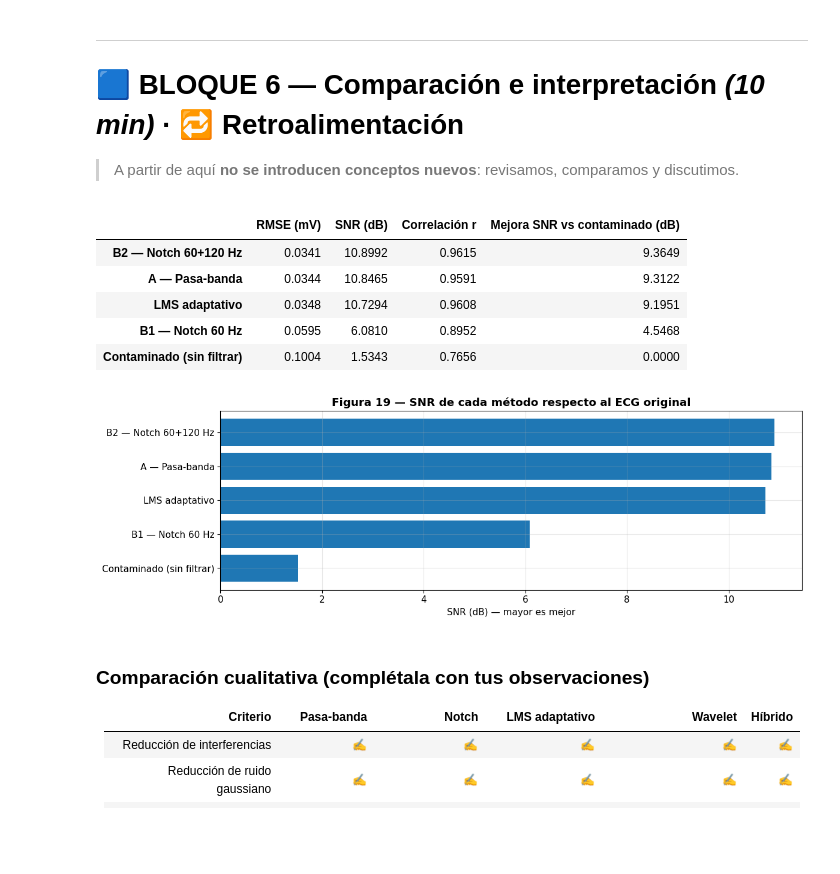
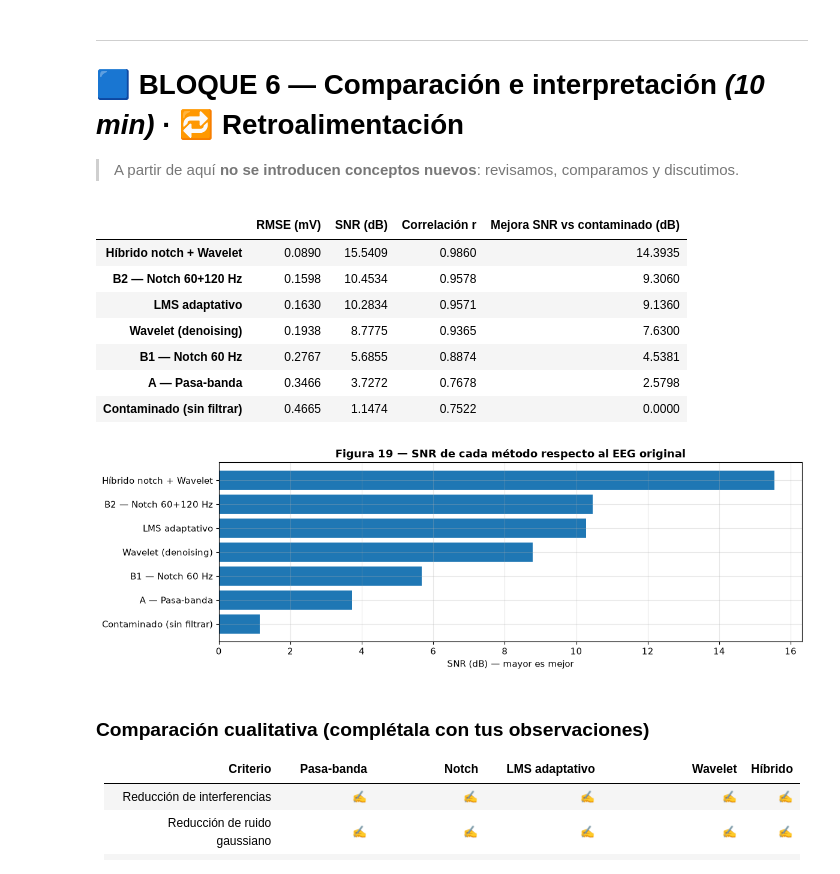
Before and after one commit to leamsi1je/GRUPO6-ISB-2026-II, a Jupyter notebook: Laboratorios/Lab07/LAB7_Filtrado_Adaptativo_Wavelet_ECG.ipynb, the cells around one changed output. Cells and saved outputs as stored; diff of their text form; code cells hidden in the pictures; blank space fills up the shorter version.

```diff
--- a/Laboratorios/Lab07/LAB7_Filtrado_Adaptativo_Wavelet_ECG.ipynb
+++ b/Laboratorios/Lab07/LAB7_Filtrado_Adaptativo_Wavelet_ECG.ipynb
@@ -116,12 +116,12 @@ Un archivo exportado por **OpenSignals** tiene dos partes:
 
 Primero aseguramos que el archivo esté disponible (en Colab se puede subir desde la computadora).
 # %%
-RUTA_ARCHIVO = "SampleECG.txt"
+RUTA_ARCHIVO = os.path.join("..", "Lab06", "EEG_señales", "EEG_Basal2.0.txt")
 
 if not os.path.exists(RUTA_ARCHIVO):
     try:
         from google.colab import files   # Solo existe en Google Colab
-        print("Selecciona el archivo SampleECG.txt desde tu computadora...")
+        print("Selecciona el archivo EEG_Basal2.0.txt desde tu computadora...")
         files.upload()
     except ImportError:
         print(f"⚠️ No se encontró '{RUTA_ARCHIVO}'. Colócalo en la misma carpeta que este notebook.")
@@ -160,13 +160,13 @@ for linea in lineas_cabecera:
 
 # 3) Extraer los parámetros relevantes (con valores por defecto si faltaran)
 Fs = int(metadatos.get("sampling rate", 1000))
-columnas = metadatos.get("column", ["nSeq", "I1", "I2", "O1", "O2", "A2"])
+columnas = metadatos.get("column", ["nSeq", "I1", "I2", "O1", "O2", "A3"])
 resoluciones = metadatos.get("resolution", [])
-resolucion_A2 = resoluciones[columnas.index("A2")] if len(resoluciones) == len(columnas) else 10
+resolucion_A3 = resoluciones[columnas.index("A3")] if len(resoluciones) == len(columnas) else 10
 
 print("\nFrecuencia de muestreo (Fs):", Fs, "Hz")
 print("Columnas:", columnas)
-print("Resolución del canal A2:", resolucion_A2, "bits")
+print("Resolución del canal A3:", resolucion_A3, "bits")
 # %% [output]
 Cabecera del archivo:
 
@@ -267,8 +275,8 @@ $$ECG_{mV} = \left(\frac{ADC}{2^{n}} - \frac{1}{2}\right)\cdot\frac{V_{CC}}{G_{E
 VCC = 3.3       # voltaje de operación (V)
 G_ECG = 1100    # ganancia del sensor ECG de BITalino
 
-ecg_adc = datos["A2"].to_numpy(dtype=float)
-ecg_mV = ((ecg_adc / 2**resolucion_A2) - 0.5) * VCC / G_ECG * 1000
+ecg_adc = datos["A3"].to_numpy(dtype=float)
+ecg_mV = ((ecg_adc / 2**resolucion_A3) - 0.5) * VCC / G_ECG * 1000
 
 # Señal de referencia del laboratorio: ECG REAL centrado en cero (restamos la media)
 ecg_original = ecg_mV - np.mean(ecg_mV)
@@ -920,23 +928,25 @@ Cambia `modo="soft"` por `modo="hard"` y prueba la wavelet `"sym8"` en lugar de
 # %%
 tabla_final = pd.DataFrame(resultados).T
 tabla_final["Mejora SNR vs contaminado (dB)"] = tabla_final["SNR (dB)"] - tabla_final.loc["Contaminado (sin filtrar)", "SNR (dB)"]
 display(tabla_final.round(4).sort_values("SNR (dB)", ascending=False))
 
 # Gráfico de barras de SNR
 plt.figure(figsize=(12, 4))
 orden = tabla_final.sort_values("SNR (dB)")
 plt.barh(orden.index, orden["SNR (dB)"], color="tab:blue")
 plt.xlabel("SNR (dB) — mayor es mejor")
-plt.title("Figura 19 — SNR de cada método respecto al ECG original")
+plt.title("Figura 19 — SNR de cada método respecto al EEG original")
 plt.tight_layout(); plt.show()
 # %% [output]
 |  | RMSE (mV) | SNR (dB) | Correlación r | Mejora SNR vs contaminado (dB) |
-| B2 — Notch 60+120 Hz | 0.0341 | 10.8992 | 0.9615 | 9.3649 |
-| A — Pasa-banda | 0.0344 | 10.8465 | 0.9591 | 9.3122 |
-| LMS adaptativo | 0.0348 | 10.7294 | 0.9608 | 9.1951 |
-| B1 — Notch 60 Hz | 0.0595 | 6.0810 | 0.8952 | 4.5468 |
-| Contaminado (sin filtrar) | 0.1004 | 1.5343 | 0.7656 | 0.0000 |
+| Híbrido notch + Wavelet | 0.0890 | 15.5409 | 0.9860 | 14.3935 |
+| B2 — Notch 60+120 Hz | 0.1598 | 10.4534 | 0.9578 | 9.3060 |
+| LMS adaptativo | 0.1630 | 10.2834 | 0.9571 | 9.1360 |
+| Wavelet (denoising) | 0.1938 | 8.7775 | 0.9365 | 7.6300 |
+| B1 — Notch 60 Hz | 0.2767 | 5.6855 | 0.8874 | 4.5381 |
+| A — Pasa-banda | 0.3466 | 3.7272 | 0.7678 | 2.5798 |
+| Contaminado (sin filtrar) | 0.4665 | 1.1474 | 0.7522 | 0.0000 |
-[figure, old version]
+[figure, new version]
 # %% [markdown]
 ### Comparación cualitativa (complétala con tus observaciones)
 
```
Also changed, not shown: parts of 23 cells of this notebook, 11 other files.
